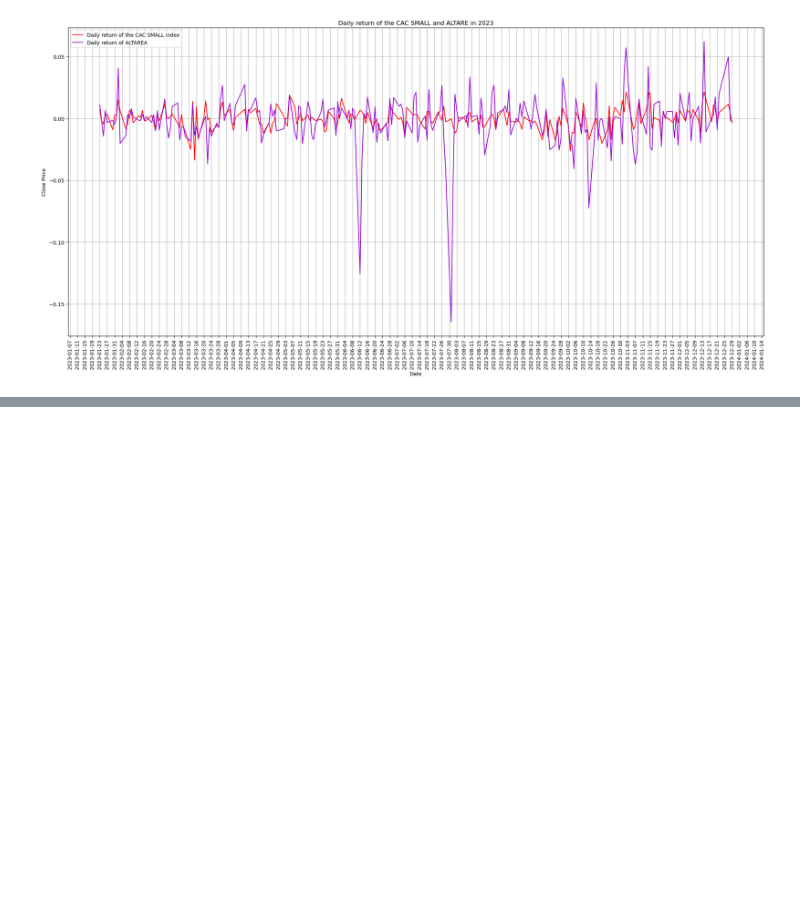
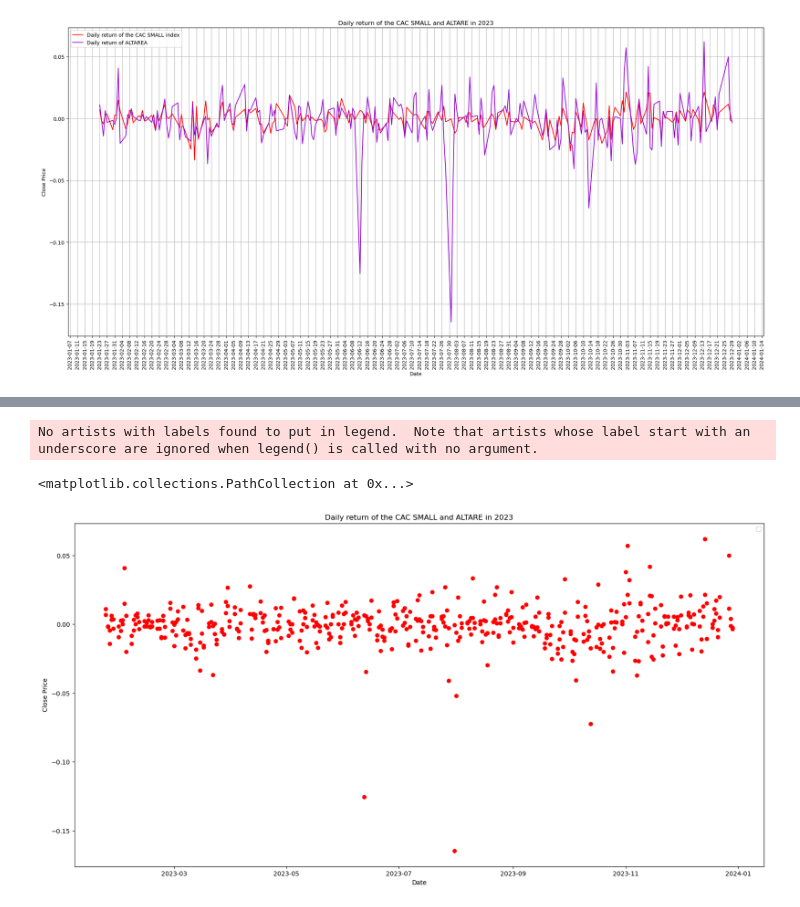
Before and after one commit to issakachaou/M1, a Jupyter notebook: Analyse financière/PROJET_ANALYSE_FINANCIERE/FINANCIAL_ANALYSIS_PROJECT.ipynb, the cells around one changed output, grey strips where cells are left out. Saved outputs shown, nothing was run; the diff lists cells and outputs as text; code cells hidden in the pictures; blank space fills up the shorter version.

```diff
--- a/Analyse financière/PROJET_ANALYSE_FINANCIERE/FINANCIAL_ANALYSIS_PROJECT.ipynb
+++ b/Analyse financière/PROJET_ANALYSE_FINANCIERE/FINANCIAL_ANALYSIS_PROJECT.ipynb
@@ -327,0 +342,11 @@ plt.show()
+# %%
+plt.figure(figsize=(20,10))
+plt.title("Daily return of the CAC SMALL and ALTARE in 2023")
+plt.xlabel("Date")
+plt.ylabel("Close Price")
+plt.legend()
+plt.scatter((df_CAC_2023['Date'],df_ALTA_2023['Date']),(df_CAC_2023['CAC_SMALL_return'],df_ALTA_2023['ALTA_return']) , label='Daily return of the CAC SMALL index', color='red')
+# %% [output]
+No artists with labels found to put in legend.  Note that artists whose label start with an underscore are ignored when legend() is called with no argument.
+<matplotlib.collections.PathCollection at 0x...>
+[figure, added]
```
Also changed, not shown: parts of 7 cells of this notebook, 29 other files.
